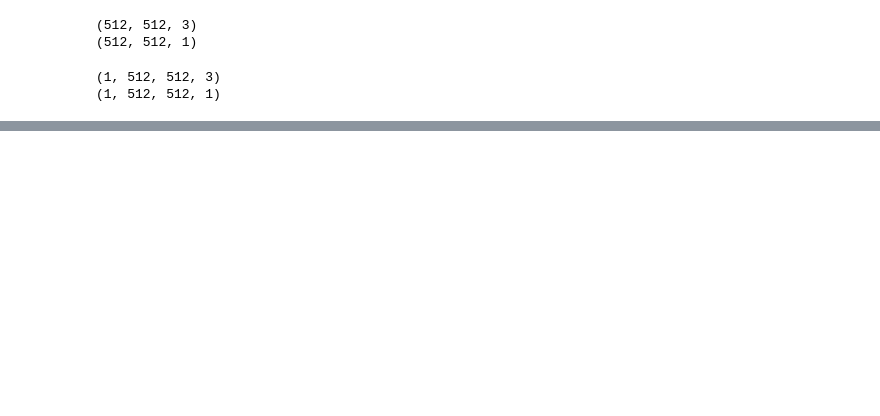
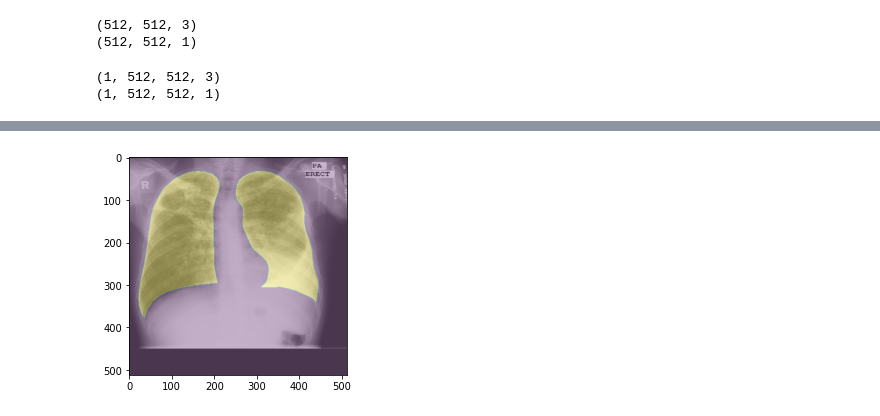
Before and after one commit to iteam1/Lung-segmentation-Unet, a Jupyter notebook: notebook.ipynb, the cells around one changed output, grey strips where cells are left out. Saved outputs shown, nothing was run; the diff lists cells and outputs as text; code cells hidden in the pictures; blank space fills up the shorter version.

```diff
--- a/notebook.ipynb
+++ b/notebook.ipynb
@@ -261,0 +359,7 @@ Hint: If you want to see a list of allocated tensors when OOM happens, add repor
+# %%
+X_valid,y_valid = make_data(x_valid,y1_valid,y2_valid)
+plt.imshow(X_valid[0],alpha = 0.7)
+plt.imshow(y_valid[0][:,:,0],alpha = 0.3)
+plt.savefig('valid.png')
+# %% [output]
+[figure, added]
```
Also changed, not shown: parts of 32 cells of this notebook, 9 other files.
